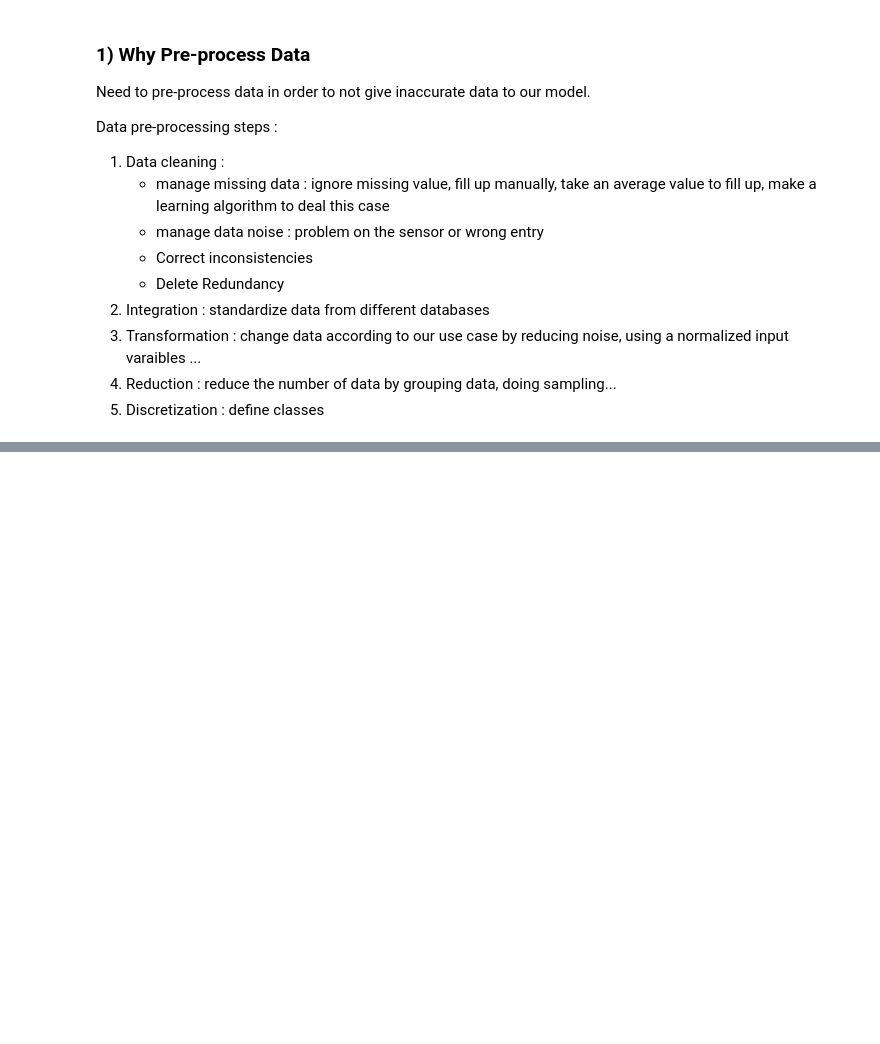
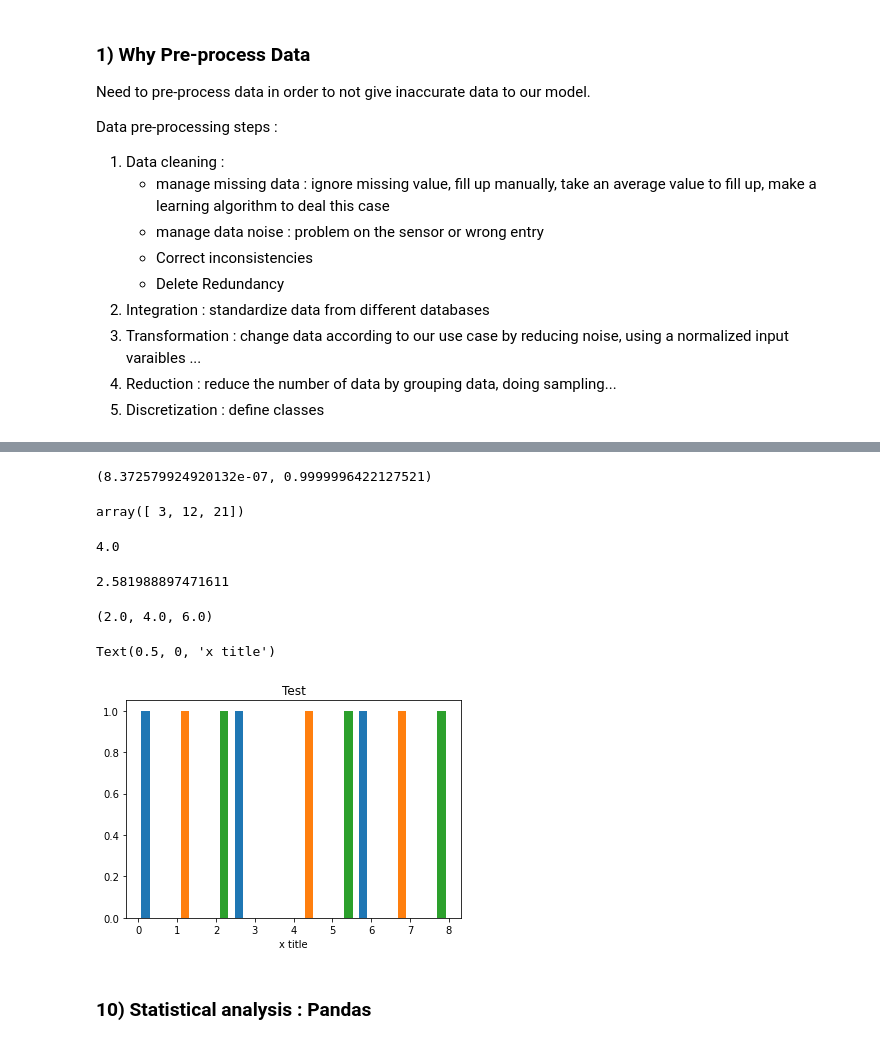
Before and after one commit to Thanusan19/Python_DataScience, a Jupyter notebook: Python_DataScience_Linkedin_tutorial.ipynb, the cells around one changed output, grey strips where cells are left out. Drawn from its saved outputs; the diff is of its cells as text; code cells hidden in the pictures; blank space fills up the shorter version.

```diff
--- a/Python_DataScience_Linkedin_tutorial.ipynb
+++ b/Python_DataScience_Linkedin_tutorial.ipynb
@@ -253,0 +643,43 @@ sum(g)
+# %%
+#Min and Max value
+np.min(arr),np.max(arr)
+#or
+arr.min(),arr.max()
+# %% [output]
+(8.372579924920132e-07, 0.9999996422127521)
+# %%
+#Do operations on a specific line or column only
+x = np.arange(9).reshape(3,3)
+#Sum by column
+x.sum(axis=0)
+#Sum by line
+x.sum(axis=1)
+# %% [output]
+array([ 3, 12, 21])
+# %%
+#Get Mean value
+np.mean(x)
+# %% [output]
+4.0
+# %%
+#Get Standard deviation value ("écart type")
+np.std(x)
+# %% [output]
+2.581988897471611
+# %%
+#Get first Quartile, Median, Last Quartile
+np.percentile(x,25) , np.median(x) , np.percentile(x,75)
+# %% [output]
+(2.0, 4.0, 6.0)
+# %%
+#Display an histogram
+%matplotlib inline
+import matplotlib.pyplot as plt
+plt.hist(x)
+plt.title("Test")
+plt.xlabel("x title")
+# %% [output]
+Text(0.5, 0, 'x title')
+[figure, added]
+# %% [markdown]
+<h3 style="padding-left: 20px;"> 10) Statistical analysis : Pandas</h3>
```
Also changed, not shown: parts of 67 cells of this notebook, 5 other files.
